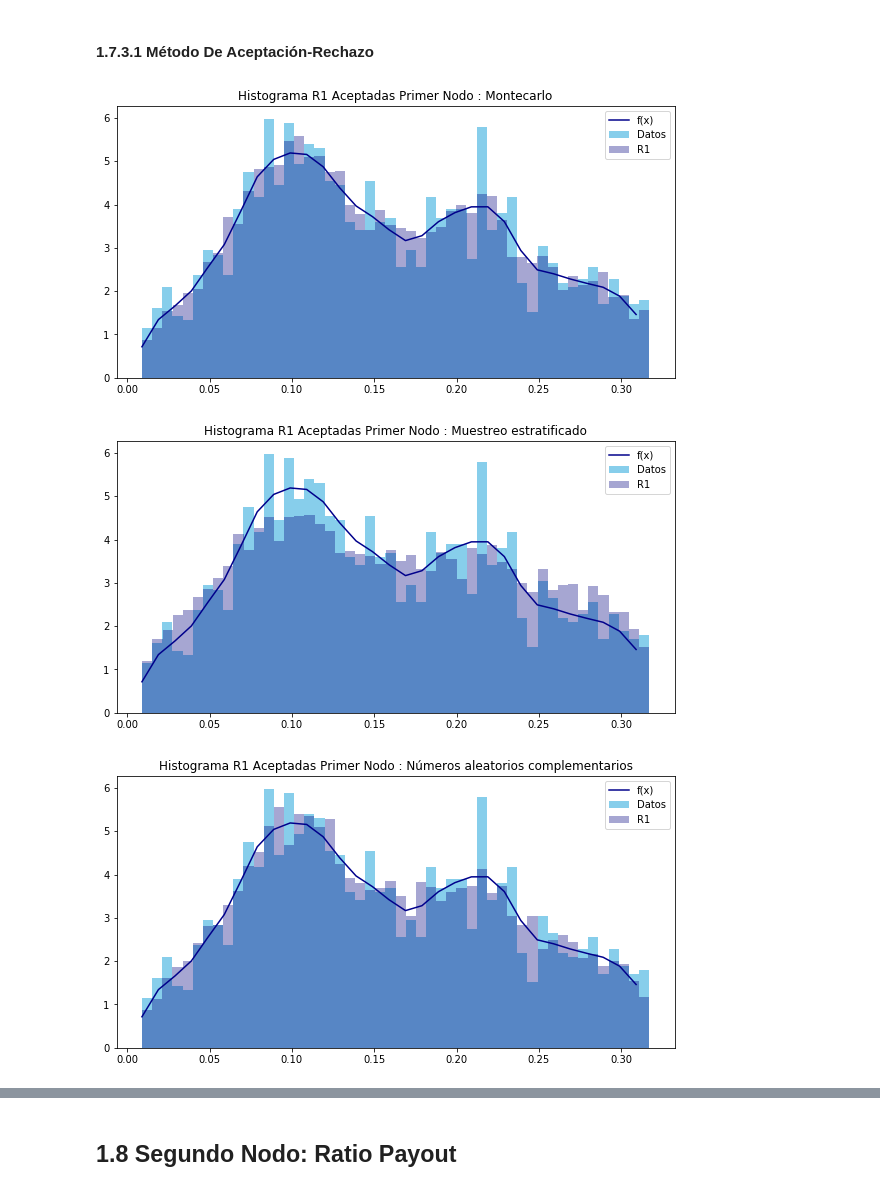
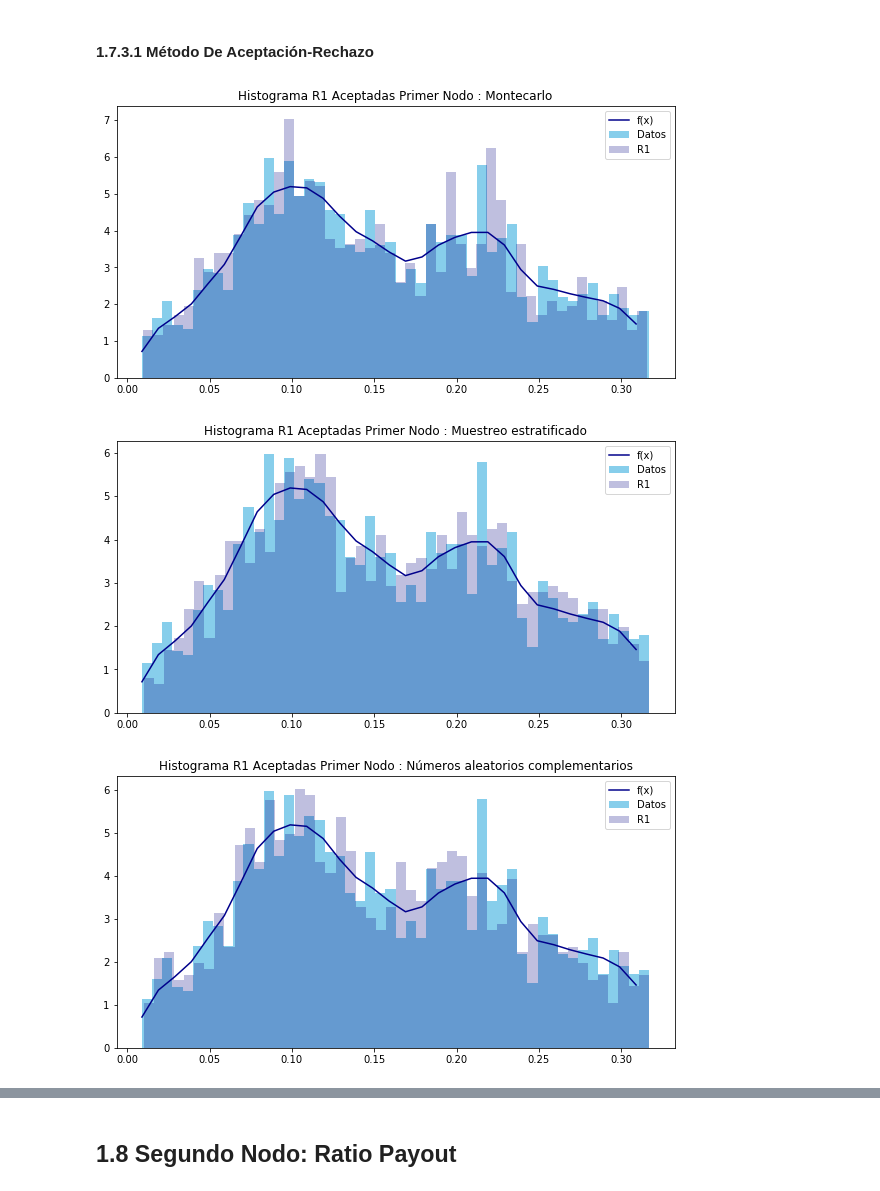
Before and after one commit to EMarquez7/Proyecto_DALopez_EMarquez, a Jupyter notebook: ProyectoModulo1_LazarenoD_DelgadoE-Copy1.ipynb, the cells around one changed output, grey strips where cells are left out. Saved outputs shown, nothing was run; the diff lists cells and outputs as text; code cells hidden in the pictures.

```diff
--- a/ProyectoModulo1_LazarenoD_DelgadoE-Copy1.ipynb
+++ b/ProyectoModulo1_LazarenoD_DelgadoE-Copy1.ipynb
@@ -279,7 +279,7 @@ def acceptanceRejectionPlot(data : "Datos", x_accepted : "R1", bins : "Número d
     plt.title(title)
     plt.plot(x_grid, f(x_grid), label = "f(x)", color = color[0])
     plt.hist(data, density = True, bins = bins, label = "Datos", color = color[1])
-    plt.hist(x_accepted, density = True, bins = bins, label = "R1", color = color[2], alpha = 0.35)
+    plt.hist(x_accepted, density = True, bins = bins, label = "R1", color = color[2], alpha = 0.25)
     plt.legend(loc = "best")
 
 def fittingHypotheticalDistributions(data : "Datos", error : "Seleccione una métrica de error : MSE, MSLE, MAE",
@@ -411,6 +411,31 @@ def chiSquared_KolmogorovSmirnov(data : "Datos", hypotheticalDistributions : "Di
     [chiSquared_KolmogorovSmirnov_(distribution) for distribution in hypotheticalDistributions.index]
 
     return tests
+
+def inverseTransform(data : "Datos", N : "Número de variables aleatorias", distribution : "Nombre de la distribución",
+                     method : "Seleccione un método : Montecarlo, Muestreo estratificado, Números aleatorios complementarios",
+                     label : "Etiqueta del gráfico", color : "Colores del gráfico"):
+
+    if method == "Montecarlo":
+        U = np.random.rand(N)
+    elif method == "Muestreo estratificado":
+        U = (np.random.rand(N) + np.arange(0, N)) / N
+    else:
+        U_ = np.random.rand(int(N / 2))
+        U = np.concatenate((U_, 1 - U_))
+
+    parameters = getattr(st, distribution).fit(data)
+    x = getattr(st, distribution).ppf(U, *parameters)
+    interval = np.arange(data.min(), data.max(), 0.01)
+
+    plt.figure(figsize = (10, 5))
+    plt.title("Método de la Transformada Inversa : " + method)
+    plt.hist(data, bins = 100, density = True, label = label, alpha = 0.75, color = color[0]);
+    plt.plot(interval, getattr(st, distribution).pdf(interval, *parameters), label = "PDF", color = color[1])
+    plt.hist(x, bins = 100, density = True, label = "MTI", alpha = 0.5, color = color[2]);
+    plt.legend();
+
+    return x
 # %% [markdown]
 ## 1.7 Primer Nodo : Margen De Beneficio Neto
 # %% [markdown]
@@ -465,11 +500,11 @@ f_data1 = kde(data1, np.linspace(0.01, 2, 30), 20, xgrid1, "KDE : Margen De Bene
 # %%
 t1 = f_max(f_data1)
 methods = ["Montecarlo", "Muestreo estratificado", "Números aleatorios complementarios"]
-x_accepted1 = [acceptanceRejection(f_data1, t1, [data1_min, data1_max], 10000, method) for method in methods]
+x_accepted1 = [acceptanceRejection(f_data1, t1, [data1_min, data1_max], 1000, method) for method in methods]
 
 [acceptanceRejectionPlot(data1, x_accepted1[i], 50, f_data1, xgrid1, "Histograma R1 Aceptadas Primer Nodo : " + method,
  (10, 5), ["darkblue", "skyblue", "navy"]) for i, method in zip(range(len(x_accepted1)), methods)];
 # %% [output]
-[figure, old version]
+[figure, new version]
-[figure, old version]
+[figure, new version]
-[figure, old version]
+[figure, new version]
```
Also changed, not shown: parts of 9 cells of this notebook.
